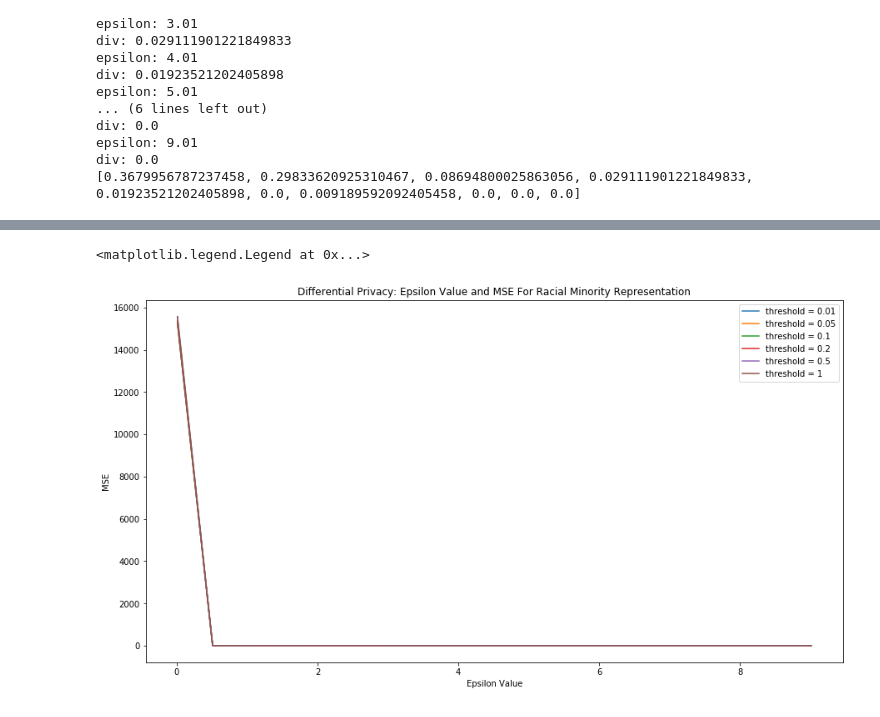
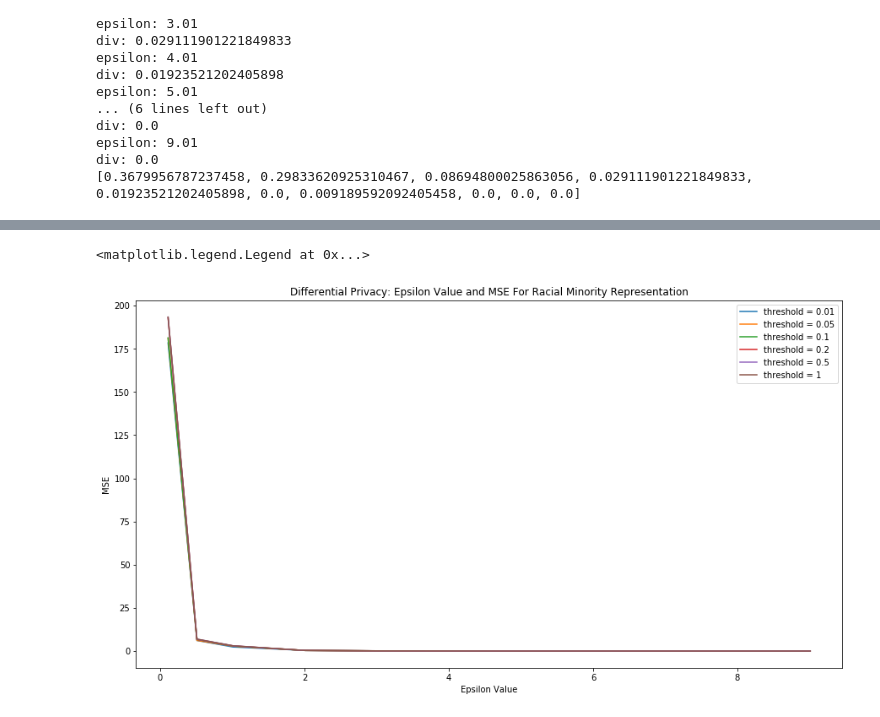
Before and after one commit to sarahrad17/census_v1, a Jupyter notebook: accuracy_measure/FR FINAL NEW COMPARE.ipynb, the cells around one changed output, grey strips where cells are left out. Drawn from its saved outputs; the diff is of its cells as text; code cells hidden in the pictures.

```diff
--- a/accuracy_measure/FR FINAL NEW COMPARE.ipynb
+++ b/accuracy_measure/FR FINAL NEW COMPARE.ipynb
@@ -578,11 +606,11 @@ def run_for_swapping(directory, output_directory, threshold, mu):
     for s in sorted:
         final = final.append({'filename': s, 'dkl': sorted[s]}, ignore_index=True)
 
-    csv_orig_data = final.to_csv(output_directory, index = True)
+#     csv_orig_data = final.to_csv(output_directory, index = True)
 
 
 counties = ['Armstrong', 'Cibola', 'Fayette', 'GrandForks', 'Hawaii', 'Jefferson', 'Nantucket', 'Washington']
-#counties = ['Alameda']
+counties = ['Alameda']
 for county in counties:
     print(county)
     directory = '../swapping/swap_runs3/'+county+'/similar/'
@@ -671,21 +832,23 @@ axes.legend(handles, labels, loc='upper right')
 # %%
-eps = ['0.01', '0.51', '1.01', '2.01', '3.01', '4.01', '5.01', '6.01', '7.01', '8.01', '9.01']
-xs = [.01, .51, 1.01, 2.01, 3.01, 4.01, 5.01, 6.01, 7.01, 8.01, 9.01]
+eps = ['0.11','0.51', '1.01', '2.01', '3.01', '4.01', '5.01', '6.01', '7.01', '8.01', '9.01']
+#eps = ['0.11', '0.16', '0.21', '0.26', '0.31','0.36', '0.41', '0.46', '0.51', '0.56', '0.61']
+xs = [ float(e) for e in eps]
+#xs = [.01, .51, 1.01, 2.01, 3.01, 4.01, 5.01, 6.01, 7.01, 8.01, 9.01]
 thresholds = [.01, .05, .1, .2, .5, 1]
 plt.figure(figsize=(15,8))
 
 for threshold in thresholds:
     mses = []
     for ep in eps:
-        mse = get_mse_dp(county, '../dp/newdp_runs/'+county+'/dprun_' + ep + '_0.csv', threshold)
+        mse = get_mse_dp(county, '../dp/newdp_runs2/'+county+'/dprun_' + ep + '_0.csv', threshold)
         mses.append(mse)
     plt.plot(xs, mses, label='threshold = ' + str(threshold))
 axes= plt.axes()
 plt.xlabel('Epsilon Value')
 plt.ylabel('MSE')
 plt.title('Differential Privacy: Epsilon Value and MSE For Racial Minority Representation')
 handles, labels = axes.get_legend_handles_labels()
 axes.legend(handles, labels, loc='upper right')
 # %% [output]
 <matplotlib.legend.Legend at 0x...>
-[figure, old version]
+[figure, new version]
```
Also changed, not shown: parts of 6 cells of this notebook, 6 other files.
